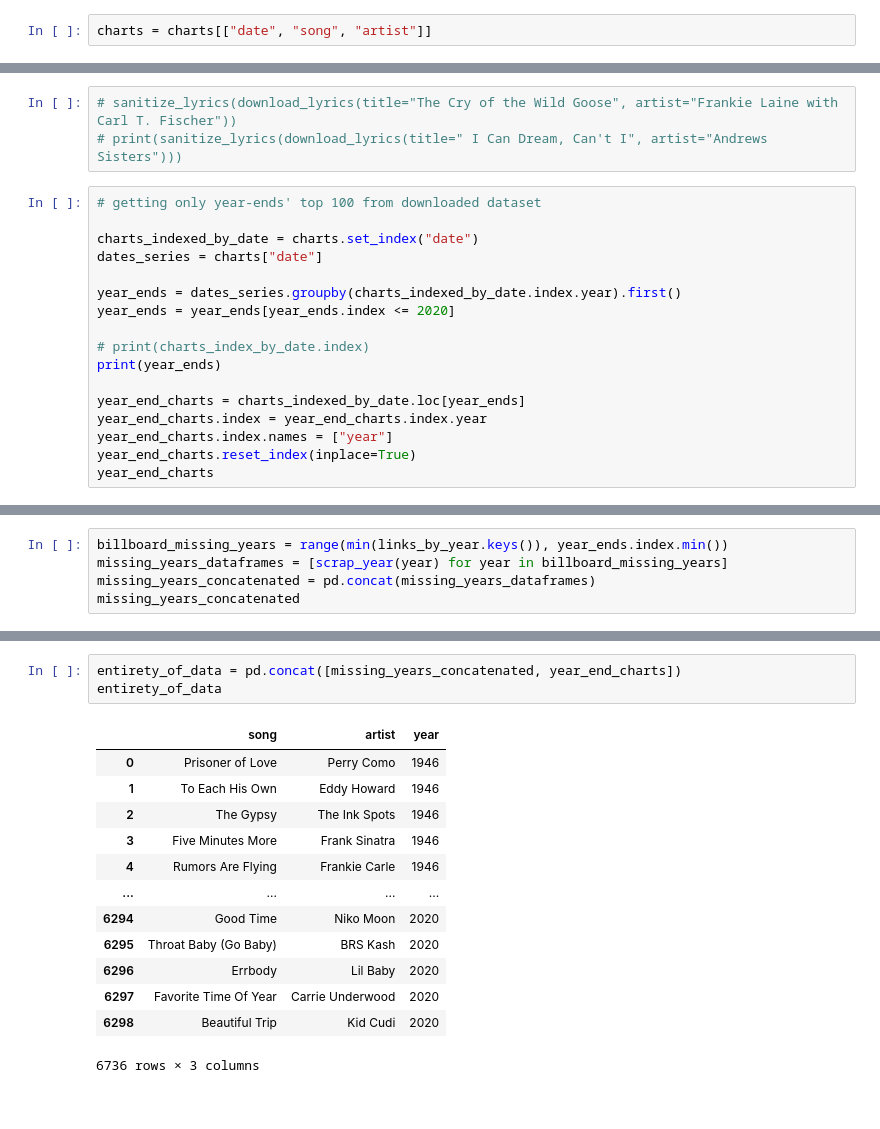
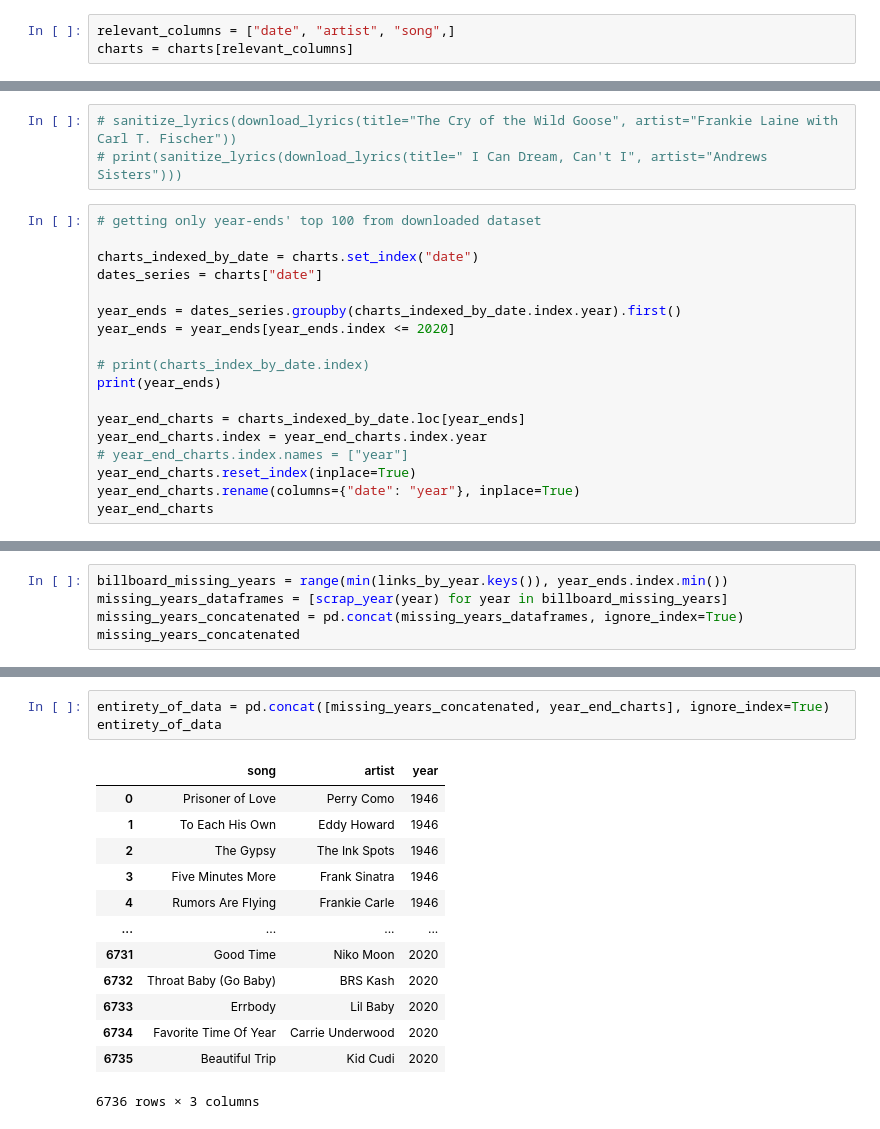
Before and after one commit to tohanov/miniproject-nlp, a Jupyter notebook: project.ipynb, the cells around one changed output, grey strips where cells are left out. Drawn from its saved outputs; the diff is of its cells as text.

```diff
--- a/project.ipynb
+++ b/project.ipynb
@@ -84,8 +90,9 @@ print_dataframe(charts.tail(3))
 | 330084 | 1958-08-04 | 98 | Little Serenade | The Ames Brothers | NaN | 98 | 1 |
 | 330085 | 1958-08-04 | 99 | I'll Get By (As Long As I Have You) | Billy Williams | NaN | 99 | 1 |
 | 330086 | 1958-08-04 | 100 | Judy | Frankie Vaughan | NaN | 100 | 1 |
-# %%
-charts = charts[["date", "song", "artist"]]
+# %%
+relevant_columns = ["date", "artist", "song",]
+charts = charts[relevant_columns]
 # %%
 def sanitize_lyrics(lyrics):
     splitting_pattern = \
@@ -300,8 +293,9 @@ print(year_ends)
 
 year_end_charts = charts_indexed_by_date.loc[year_ends]
 year_end_charts.index = year_end_charts.index.year
-year_end_charts.index.names = ["year"]
+# year_end_charts.index.names = ["year"]
 year_end_charts.reset_index(inplace=True)
+year_end_charts.rename(columns={"date": "year"}, inplace=True)
 year_end_charts
 # %% [output]
 date
@@ -333,6 +327,6 @@ Name: date, Length: 63, dtype: datetime64[ns]
 # %%
 billboard_missing_years = range(min(links_by_year.keys()), year_ends.index.min())
 missing_years_dataframes = [scrap_year(year) for year in billboard_missing_years]
-missing_years_concatenated = pd.concat(missing_years_dataframes)
+missing_years_concatenated = pd.concat(missing_years_dataframes, ignore_index=True)
 missing_years_concatenated
 # %% [output]
@@ -364,17 +352,17 @@ following list_link = 'https://en.wikipedia.org/wiki/Billboard_year-end_top_50_s
 # %%
-entirety_of_data = pd.concat([missing_years_concatenated, year_end_charts])
+entirety_of_data = pd.concat([missing_years_concatenated, year_end_charts], ignore_index=True)
 entirety_of_data
 # %% [output]
 |  | song | artist | year |
 | 0 | Prisoner of Love | Perry Como | 1946 |
 | 1 | To Each His Own | Eddy Howard | 1946 |
 | 2 | The Gypsy | The Ink Spots | 1946 |
 | 3 | Five Minutes More | Frank Sinatra | 1946 |
 | 4 | Rumors Are Flying | Frankie Carle | 1946 |
 | ... | ... | ... | ... |
-| 6294 | Good Time | Niko Moon | 2020 |
-| 6295 | Throat Baby (Go Baby) | BRS Kash | 2020 |
-| 6296 | Errbody | Lil Baby | 2020 |
-| 6297 | Favorite Time Of Year | Carrie Underwood | 2020 |
-| 6298 | Beautiful Trip | Kid Cudi | 2020 |
+| 6731 | Good Time | Niko Moon | 2020 |
+| 6732 | Throat Baby (Go Baby) | BRS Kash | 2020 |
+| 6733 | Errbody | Lil Baby | 2020 |
+| 6734 | Favorite Time Of Year | Carrie Underwood | 2020 |
+| 6735 | Beautiful Trip | Kid Cudi | 2020 |
 6736 rows × 3 columns
```
Also changed, not shown: parts of 18 cells of this notebook.
